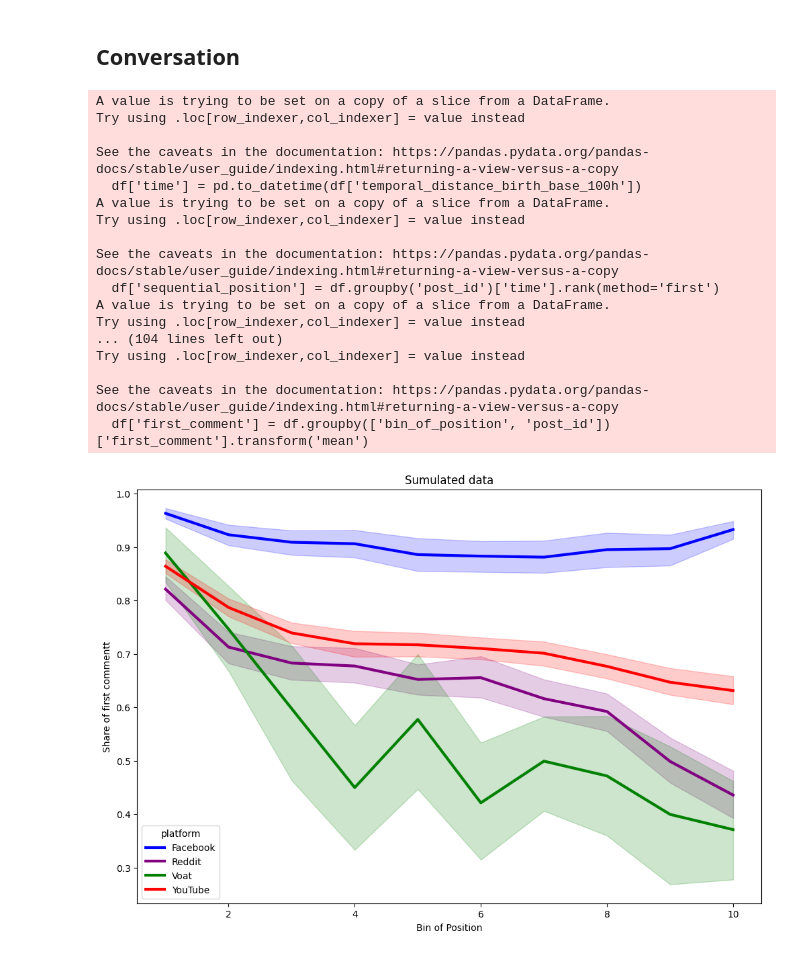
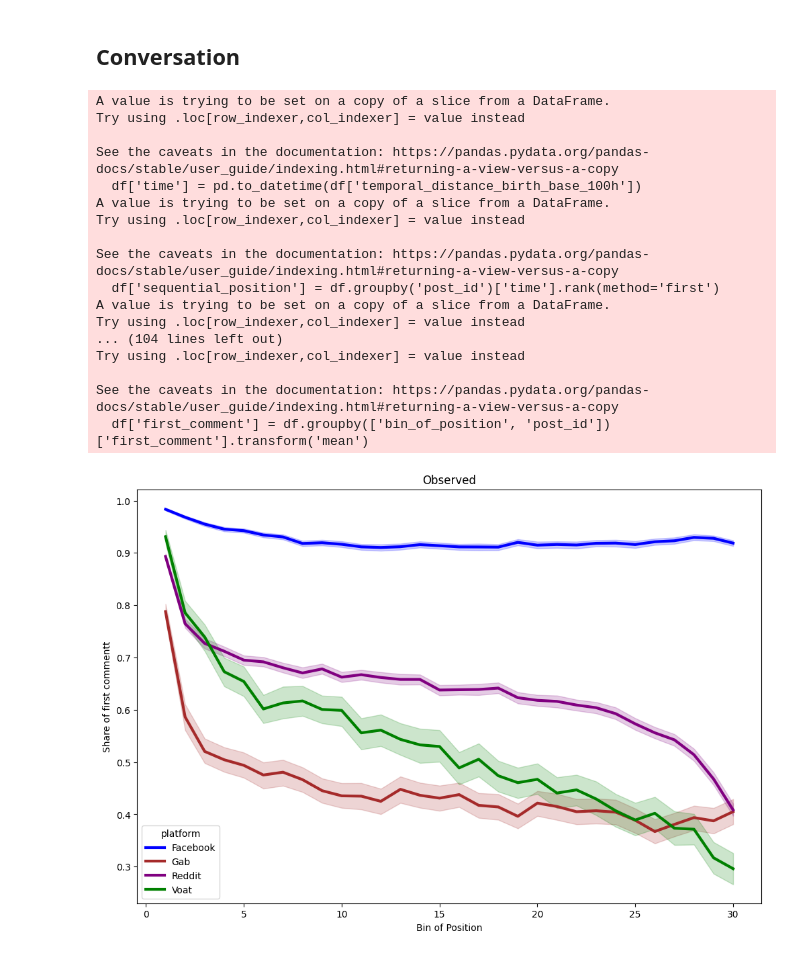
Before and after one commit to nudojacopo/nudojacopo, a Jupyter notebook: synthetic_signals.ipynb, the cells around one changed output. Saved outputs shown, nothing was run; the diff lists cells and outputs as text; code cells hidden in the pictures.

```diff
--- a/synthetic_signals.ipynb
+++ b/synthetic_signals.ipynb
@@ -158,19 +163,20 @@ params_dict={'vo': {'gamma': 5.560174158235733,
   'cf': 0.9540739202382167,
   'df': 0.16186901441564588,
   'lf': 2.7777777777777775e-06,
-  'sf': 1.6193827108817946}}
+  'sf': 1.6193827108817946},'gb': {'gamma': 3.215282467909702, 'a': 0.4018256269460139, 'b': 104.43829857709679, 'loc': 0.0009999999999999998, 'scale': 13.01795195375287, 'alpha': 0.25, 'lambda': 0.20000000000000004, 'c': 1.1526181678983425, 'd': 0.12186062608219086, 'l': 2.7777777777777775e-06, 's': 1.2435475829755767, 'cf': 0.8447527697340091, 'df': 0.19163933251151466, 'lf': 2.7777777777777775e-06, 'sf': 1.5688864219589722}}
 # %% [markdown]
 ## Simulate synthetic data
 # %%
-names = ['vo', 'fb', 'rd', 'yt']
-datas = [vo, fb, rd, yt]  # Assuming vo, fb, rd, yt are your actual dataframes
+
+names = ['vo', 'fb', 'rd', 'gb']
+datas = [vo, fb, rd, gb]  # Assuming vo, fb, rd, yt are your actual dataframes
 time_intervals = np.arange(0, 1, 0.01)
 all_dfs=[]
 for i,df in  (enumerate(datas)):#,total=len(datas)):
     social=names[i]
     parameters=params_dict[social]
     # Simulazione dei dati per la piattaforma corrente
-    n = 100
+    n = 2000
     simulated_t, observed_t = simulate_data(df, parameters['gamma'], parameters['a'], parameters['b'], parameters['loc'],
                                             parameters['scale'], parameters['alpha'], parameters['lambda'], parameters['c'],
                                             parameters['d'], parameters['l'], parameters['s'], parameters['cf'],
@@ -225,7 +232,7 @@ import seaborn as sns
 rds=rds.groupby(['post_id','user_id'])['temporal_distance_birth_base_100h'].sum().reset_index()
 fbs=fbs.groupby(['post_id','user_id'])['temporal_distance_birth_base_100h'].sum().reset_index()
 vos=vos.groupby(['post_id','user_id'])['temporal_distance_birth_base_100h'].sum().reset_index()
-yts=yts.groupby(['post_id','user_id'])['temporal_distance_birth_base_100h'].sum().reset_index()
+gbs=gbs.groupby(['post_id','user_id'])['temporal_distance_birth_base_100h'].sum().reset_index()
 
 
 # Calcolare il tempo totale di conversazione per ogni utente e post in rd
@@ -244,7 +251,7 @@ time_of_conversation_vo = vos.groupby(['user_id', 'post_id'])['temporal_distance
 mean_time_of_conversation_vo = time_of_conversation_vo.groupby('post_id')['temporal_distance_birth_base_100h'].mean().reset_index()
 
 # Calcolare il tempo totale di conversazione per ogni utente e post in rd
-time_of_conversation_yt = yts.groupby(['user_id', 'post_id'])['temporal_distance_birth_base_100h'].sum().reset_index()
+time_of_conversation_yt = gbs.groupby(['user_id', 'post_id'])['temporal_distance_birth_base_100h'].sum().reset_index()
 # Calcolare la media del tempo di conversazione per ogni post in rd
 mean_time_of_conversation_yt = time_of_conversation_yt.groupby('post_id')['temporal_distance_birth_base_100h'].mean().reset_index()
 
@@ -253,7 +260,7 @@ mean_time_of_conversation_yt = time_of_conversation_yt.groupby('post_id')['tempo
 mean_time_of_conversation_rd['source'] = 'rd'
 mean_time_of_conversation_fb['source'] = 'fb'
 mean_time_of_conversation_vo['source'] = 'vo'
-mean_time_of_conversation_yt['source'] = 'yt'
+mean_time_of_conversation_yt['source'] = 'gb'
 
 combined_data = pd.concat([
     mean_time_of_conversation_rd,
@@ -263,13 +270,18 @@ combined_data = pd.concat([
 
 ])
 
-# Creare i boxplot per confrontare le distribuzioni
 plt.figure(figsize=(12, 8))
-sns.boxplot(x='source', y='temporal_distance_birth_base_100h', data=combined_data, showfliers=False, palette=['purple', 'green','red', 'blue'])
+sns.boxplot(x='source', y='temporal_distance_birth_base_100h', data=combined_data, showfliers=False, palette=['purple', 'green', 'red', 'blue'])
+
+# Aggiungere le linee tratteggiate
+for i in range(len(combined_data['source'].unique())):
+    plt.gca().lines[6*i].set_linestyle('--')
+    plt.gca().lines[6*i+1].set_linestyle('--')
+
 plt.title('Simulated')
 plt.xlabel('Fonte')
 plt.ylabel('Tempo medio di conversazione (IAT_user_thread)')
-plt.ylim(0,0.4)
+plt.ylim(-0.1, 0.6)
 plt.show()
 
 
@@ -280,7 +292,7 @@ import seaborn as sns
 rdo=rdo.groupby(['post_id','user_id'])['temporal_distance_birth_base_100h'].sum().reset_index()
 fbo=fbo.groupby(['post_id','user_id'])['temporal_distance_birth_base_100h'].sum().reset_index()
 voo=voo.groupby(['post_id','user_id'])['temporal_distance_birth_base_100h'].sum().reset_index()
-yto=yto.groupby(['post_id','user_id'])['temporal_distance_birth_base_100h'].sum().reset_index()
+gbo=gbo.groupby(['post_id','user_id'])['temporal_distance_birth_base_100h'].sum().reset_index()
 
 
 # Calcolare il tempo totale di conversazione per ogni utente e post in rd
@@ -299,7 +311,7 @@ time_of_conversation_vo = voo.groupby(['user_id', 'post_id'])['temporal_distance
 mean_time_of_conversation_vo = time_of_conversation_vo.groupby('post_id')['temporal_distance_birth_base_100h'].mean().reset_index()
 
 # Calcolare il tempo totale di conversazione per ogni utente e post in rd
-time_of_conversation_yt = yto.groupby(['user_id', 'post_id'])['temporal_distance_birth_base_100h'].sum().reset_index()
+time_of_conversation_yt = gbo.groupby(['user_id', 'post_id'])['temporal_distance_birth_base_100h'].sum().reset_index()
 # Calcolare la media del tempo di conversazione per ogni post in rd
 mean_time_of_conversation_yt = time_of_conversation_yt.groupby('post_id')['temporal_distance_birth_base_100h'].mean().reset_index()
 
@@ -308,7 +320,7 @@ mean_time_of_conversation_yt = time_of_conversation_yt.groupby('post_id')['tempo
 mean_time_of_conversation_rd['source'] = 'rd'
 mean_time_of_conversation_fb['source'] = 'fb'
 mean_time_of_conversation_vo['source'] = 'vo'
-mean_time_of_conversation_yt['source'] = 'yt'
+mean_time_of_conversation_yt['source'] = 'gb'
 
 combined_data = pd.concat([
     mean_time_of_conversation_rd,
@@ -324,5 +336,5 @@ sns.boxplot(x='source', y='temporal_distance_birth_base_100h', data=combined_dat
 plt.title('Observed')
 plt.xlabel('Fonte')
 plt.ylabel('Tempo medio di conversazione (IAT_user_thread)')
-plt.ylim(0,0.4)
+plt.ylim(-0.1,0.6)
 plt.show()
@@ -340,19 +361,19 @@ from tqdm import tqdm  # tqdm for progress bar
 rdo['platform'] = 'Reddit'
 voo['platform'] = 'Voat'
 fbo['platform'] = 'Facebook'
-yto['platform'] = 'YouTube'
+gbo['platform'] = 'Gab'
 # Combine all DataFrames into a single DataFrame
 all_data = []
 
 # Process each dataset individually
-for df in tqdm([rdo,  voo,yto,fbo]):
+for df in tqdm([rdo,  voo,fbo,gbo]):#yto
     df['number_of_comments'] = df.groupby('post_id')['post_id'].transform('count')
     df=df[df['number_of_comments']>100]
     df['time'] = pd.to_datetime(df['temporal_distance_birth_base_100h'])
     df['sequential_position'] = df.groupby('post_id')['time'].rank(method='first')
 
     # Determine the number of bins
-    num_bins = 10
+    num_bins = 30
 
     # Calculate the bin of position
     df['bin_of_position'] = ((df['sequential_position'] - 1) / df['number_of_comments'] * num_bins).astype(int) + 1
@@ -373,36 +394,36 @@ sns.lineplot(
     data=agg_activity,
     x='bin_of_position',
     y='first_comment',
     hue='platform',  # Different line for each platform
     estimator='mean',  # or 'sum', 'median', etc. depending on your aggregation preference
     errorbar=('ci', 80),  # 99.999% confidence interval
     linewidth=3,
-    palette={'Reddit': 'purple', 'Voat': 'green', 'Facebook': 'blue','YouTube':'red'}  # Custom palette with specified colors
+    palette={'Reddit': 'purple', 'Voat': 'green', 'Facebook': 'blue','Gab': 'brown'}#,'YouTube':'red'}  # Custom palette with specified colors
 )
-plt.title('Sumulated data')
+plt.title('Observed')
 plt.ylabel('Share of first commentt')
 plt.xlabel('Bin of Position')
 plt.grid(False)
 plt.show()
 # %% [output]
 A value is trying to be set on a copy of a slice from a DataFrame.
 Try using .loc[row_indexer,col_indexer] = value instead
 
 See the caveats in the documentation: https://pandas.pydata.org/pandas-docs/stable/user_guide/indexing.html#returning-a-view-versus-a-copy
   df['time'] = pd.to_datetime(df['temporal_distance_birth_base_100h'])
 A value is trying to be set on a copy of a slice from a DataFrame.
 Try using .loc[row_indexer,col_indexer] = value instead
 
 See the caveats in the documentation: https://pandas.pydata.org/pandas-docs/stable/user_guide/indexing.html#returning-a-view-versus-a-copy
   df['sequential_position'] = df.groupby('post_id')['time'].rank(method='first')
 A value is trying to be set on a copy of a slice from a DataFrame.
 Try using .loc[row_indexer,col_indexer] = value instead
 ... (104 lines left out)
 Try using .loc[row_indexer,col_indexer] = value instead
 
 See the caveats in the documentation: https://pandas.pydata.org/pandas-docs/stable/user_guide/indexing.html#returning-a-view-versus-a-copy
   df['first_comment'] = df.groupby(['bin_of_position', 'post_id'])['first_comment'].transform('mean')
-[figure, old version]
+[figure, new version]
 # %%
 import pandas as pd
 import matplotlib.pyplot as plt
```
Also changed, not shown: parts of 10 cells of this notebook.
